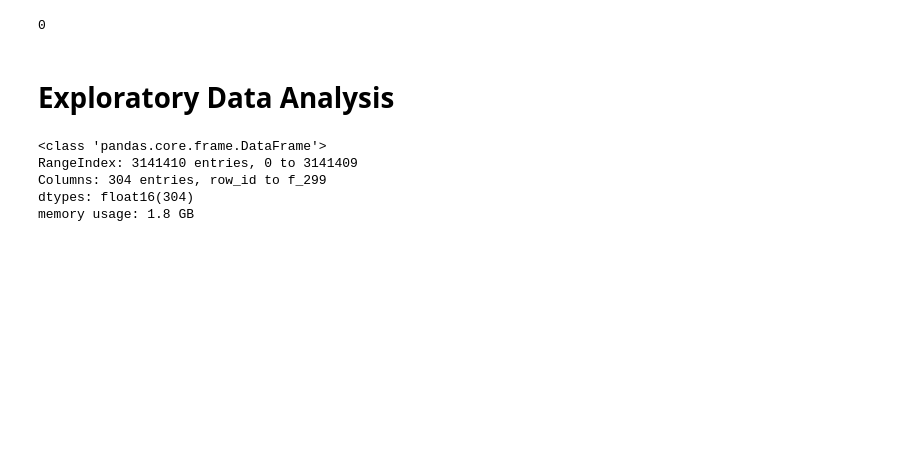
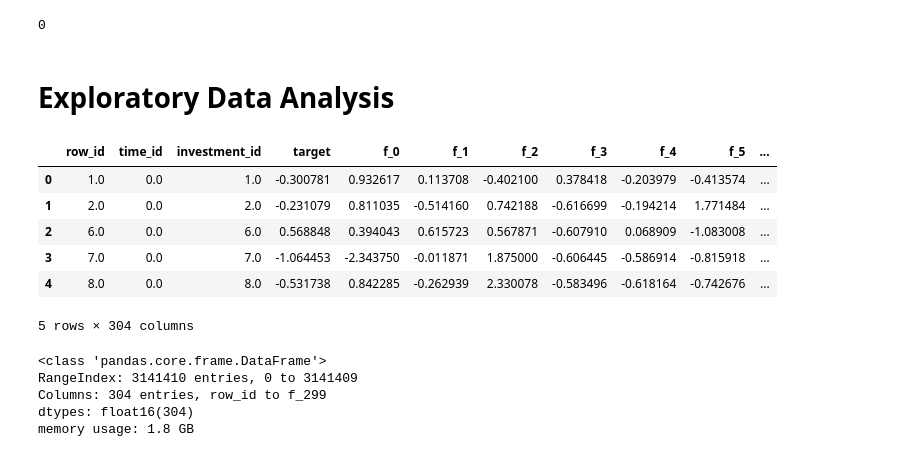
Before and after one commit to arnold402/module2, a Jupyter notebook: ubiquant-my-eda.ipynb, the cells around one changed output. Drawn from its saved outputs; the diff is of its cells as text; code cells hidden in the pictures; blank space fills up the shorter version.

```diff
--- a/ubiquant-my-eda.ipynb
+++ b/ubiquant-my-eda.ipynb
@@ -35,6 +35,16 @@ gc.collect()
 0
 # %% [markdown]
 # Exploratory Data Analysis
+# %%
+ubiquant_data.head()
+# %% [output]
+|  | row_id | time_id | investment_id | target | f_0 | f_1 | f_2 | f_3 | f_4 | f_5 | ... |
+| 0 | 1.0 | 0.0 | 1.0 | -0.300781 | 0.932617 | 0.113708 | -0.402100 | 0.378418 | -0.203979 | -0.413574 | ... |
+| 1 | 2.0 | 0.0 | 2.0 | -0.231079 | 0.811035 | -0.514160 | 0.742188 | -0.616699 | -0.194214 | 1.771484 | ... |
+| 2 | 6.0 | 0.0 | 6.0 | 0.568848 | 0.394043 | 0.615723 | 0.567871 | -0.607910 | 0.068909 | -1.083008 | ... |
+| 3 | 7.0 | 0.0 | 7.0 | -1.064453 | -2.343750 | -0.011871 | 1.875000 | -0.606445 | -0.586914 | -0.815918 | ... |
+| 4 | 8.0 | 0.0 | 8.0 | -0.531738 | 0.842285 | -0.262939 | 2.330078 | -0.583496 | -0.618164 | -0.742676 | ... |
+5 rows × 304 columns
 # %%
 #check number of rows, columns and data types
 ubiquant_data.info()
```
Also changed, not shown: parts of 12 cells of this notebook.
